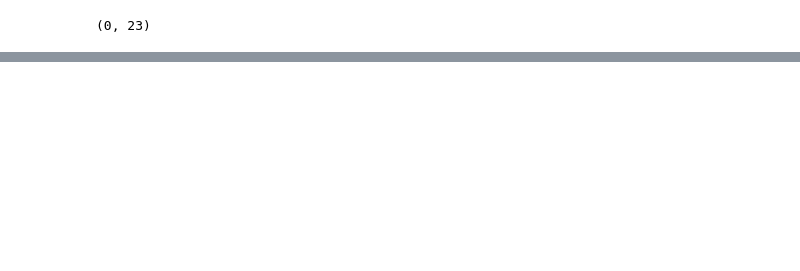
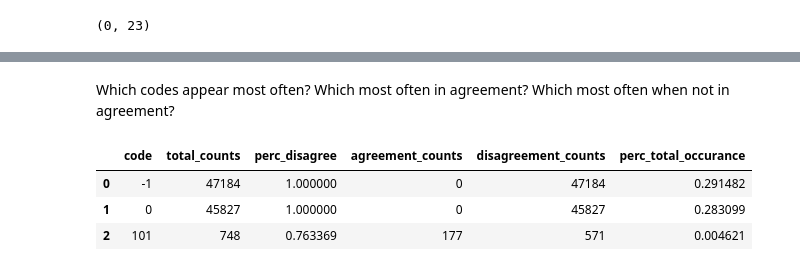
Before and after one commit to k-hanlon/ADS_manifesto_thesis, a Jupyter notebook: cosine_similarity_analysis.ipynb, the cells around one changed output, grey strips where cells are left out. Saved outputs shown, nothing was run; the diff lists cells and outputs as text; code cells hidden in the pictures; blank space fills up the shorter version.

```diff
--- a/cosine_similarity_analysis.ipynb
+++ b/cosine_similarity_analysis.ipynb
@@ -61,0 +224,46 @@ len(cosine_sim_df[cosine_sim_df['main_codes_x'] != cosine_sim_df['main_codes_y']
+# %% [markdown]
+Which codes appear most often? Which most often in agreement? Which most often when not in agreement?
+# %%
+codes = np.union1d(cosine_sim_df["main_codes_x"].unique(), cosine_sim_df["main_codes_y"].unique())
+# %%
+total_counts = dict()
+agreement_counts = dict()
+disagreement_counts = dict()
+for c in codes:
+    count = ((cosine_sim_df['main_codes_x'] == c) | (cosine_sim_df['main_codes_y'] == c)).sum()
+    total_counts[c] = count
+
+    count = ((cosine_sim_df['main_codes_x'] == c) & (cosine_sim_df['main_codes_y'] == c)).sum()
+    agreement_counts[c] = count
+
+    count = ((cosine_sim_df['main_codes_x'] != c) ^ (cosine_sim_df['main_codes_y'] != c)).sum()
+    disagreement_counts[c] = count
+# %%
+# Create a dictionary with the percentage of disagreement for this code
+# so disagreement_count/total_count
+
+perc_dict = dict()
+for k,v in total_counts.items():
+    perc_dict[k] = disagreement_counts[k]/v
+# %%
+# Getting the dicts into a df:
+
+merged_df = pd.merge(pd.DataFrame(list(total_counts.items()), columns=['code', 'total_counts']),
+                     pd.DataFrame(list(perc_dict.items()), columns=['code', 'perc_disagree']),
+                     on='code')
+
+merged_df_temp = pd.merge(pd.DataFrame(list(agreement_counts.items()), columns=['code', 'agreement_counts']),
+                     pd.DataFrame(list(disagreement_counts.items()), columns=['code', 'disagreement_counts']),
+                     on='code')
+
+code_combinations_df = pd.merge(merged_df, merged_df_temp, on='code')
+
+# add the percentage how often a code appears in the similar sentence combinations:
+code_combinations_df["perc_total_occurance"] = code_combinations_df["total_counts"]/cosine_sim_df.shape[0]
+
+code_combinations_df.head(3)
+# %% [output]
+|  | code | total_counts | perc_disagree | agreement_counts | disagreement_counts | perc_total_occurance |
+| 0 | -1 | 47184 | 1.000000 | 0 | 47184 | 0.291482 |
+| 1 | 0 | 45827 | 1.000000 | 0 | 45827 | 0.283099 |
+| 2 | 101 | 748 | 0.763369 | 177 | 571 | 0.004621 |
```
Also changed, not shown: parts of 20 cells of this notebook.
